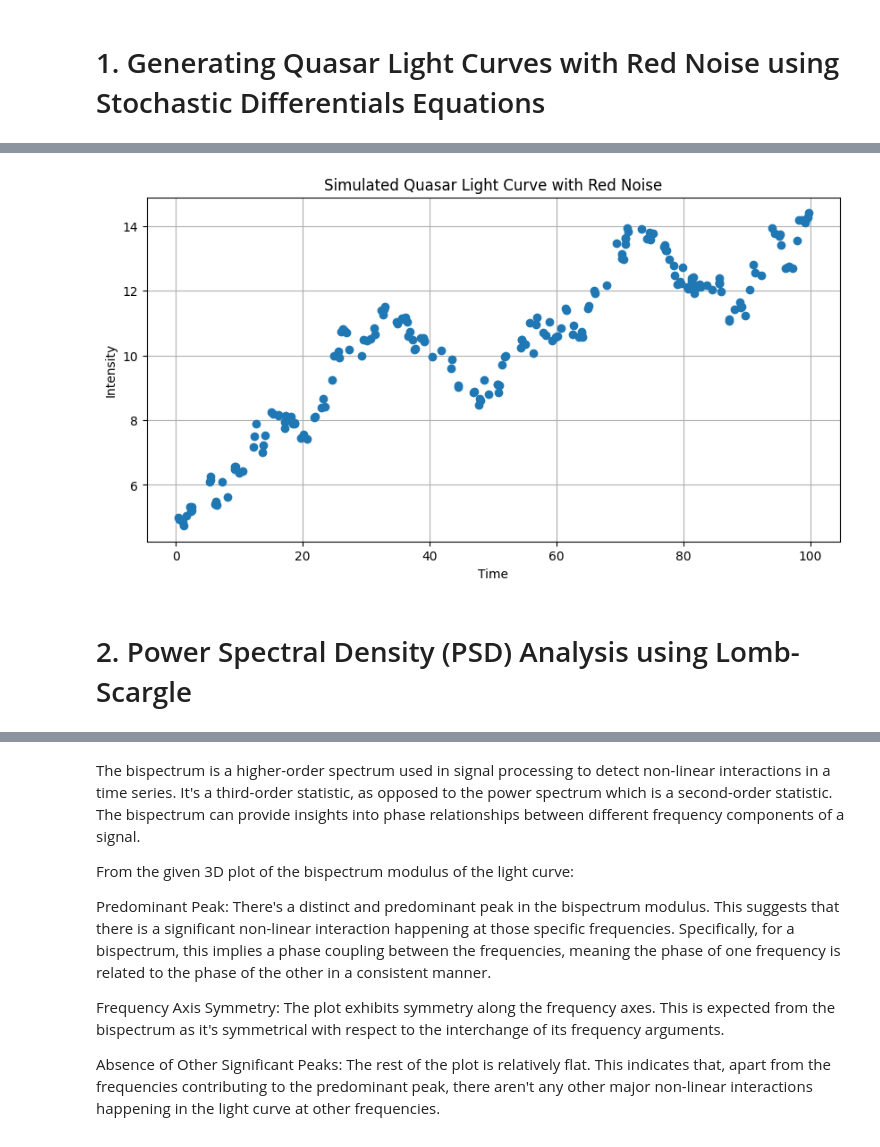
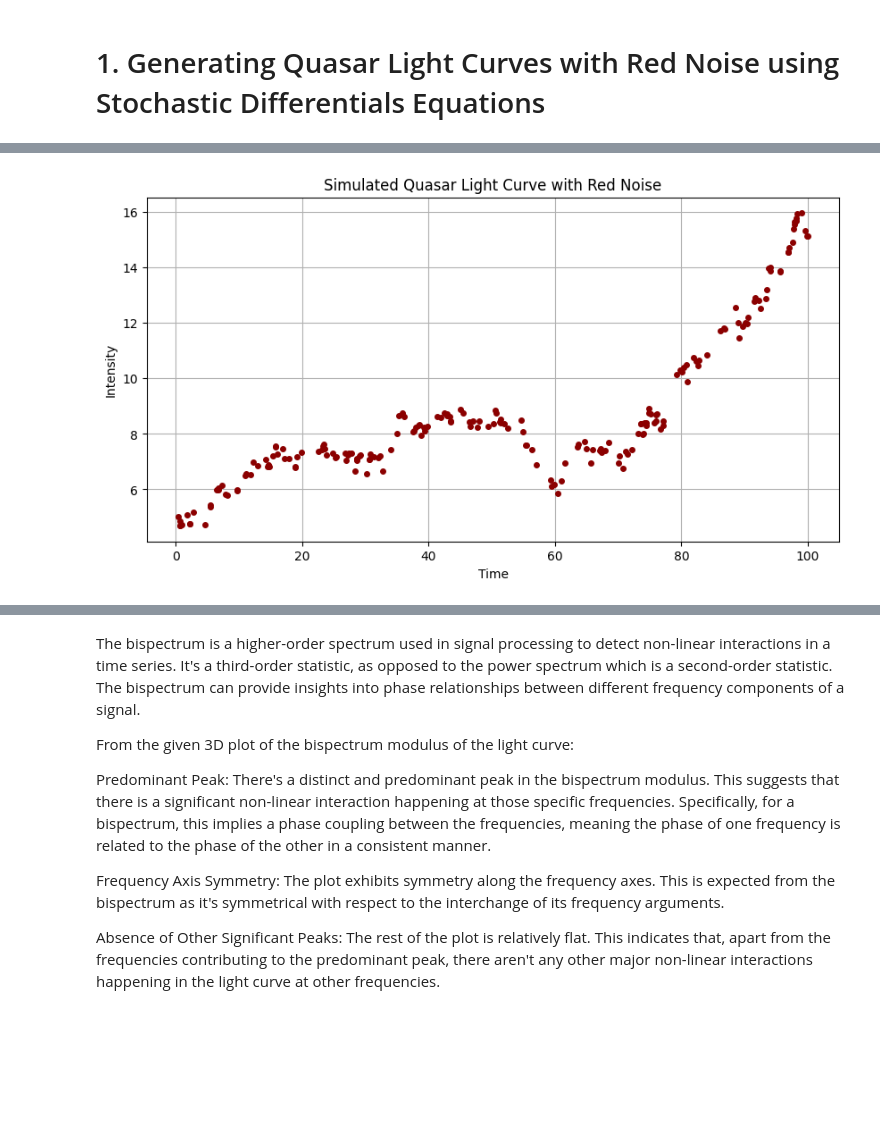
Before and after one commit to SofiM96/time_series_data_analysis, a Jupyter notebook: tutorials/Tutorial2/ADATutorial2.ipynb, the cells around one changed output, grey strips where cells are left out. Saved outputs shown, nothing was run; the diff lists cells and outputs as text; code cells hidden in the pictures; blank space fills up the shorter version.

```diff
--- a/tutorials/Tutorial2/ADATutorial2.ipynb
+++ b/tutorials/Tutorial2/ADATutorial2.ipynb
@@ -88,27 +75,24 @@ def generate_light_curve(t, a=0.1, b=0.5, y0=5):
     y = np.zeros_like(t) # returns an array of zeros with the same shape and type as t
     y[0] = y0 # sets the starting value of y
 
-    # Calculate y:
+    # Calculate y at each timestep:
     for i in range(1, len(t)):
         dy = a * dt[i-1] + b * np.sqrt(dt[i-1]) * np.random.randn()
         y[i] = y[i-1] + dy
-
     return y
-
-# Unevenly sampled time
-t = np.sort(np.random.uniform(0, 100, 200))
-y = generate_light_curve(t)
-
-# Plot the simulated light curve
-plt.figure(figsize=(10,5))
-plt.plot(t, y, 'o')
-plt.title('Simulated Quasar Light Curve with Red Noise')
-plt.xlabel('Time')
-plt.ylabel('Intensity')
-plt.grid(True)
-plt.show()
-# %% [output]
-[figure, removed]
-# %% [markdown]
-# 2. Power Spectral Density (PSD) Analysis using Lomb-Scargle
+# %%
+# Unevenly sampled time
+t_uneven = np.sort(np.random.uniform(0, 100, 200))
+y_uneven = generate_light_curve(t_uneven)
+
+# Plot the simulated light curve
+plt.figure(figsize=(10,5))
+plt.plot(t_uneven, y_uneven, 'o', color='darkred', ms=4)
+plt.title('Simulated Quasar Light Curve with Red Noise')
+plt.xlabel('Time')
+plt.ylabel('Intensity')
+plt.grid(True)
+plt.show()
+# %% [output]
+[figure, added]
 # %% [markdown]
```
Also changed, not shown: parts of 32 cells of this notebook.
